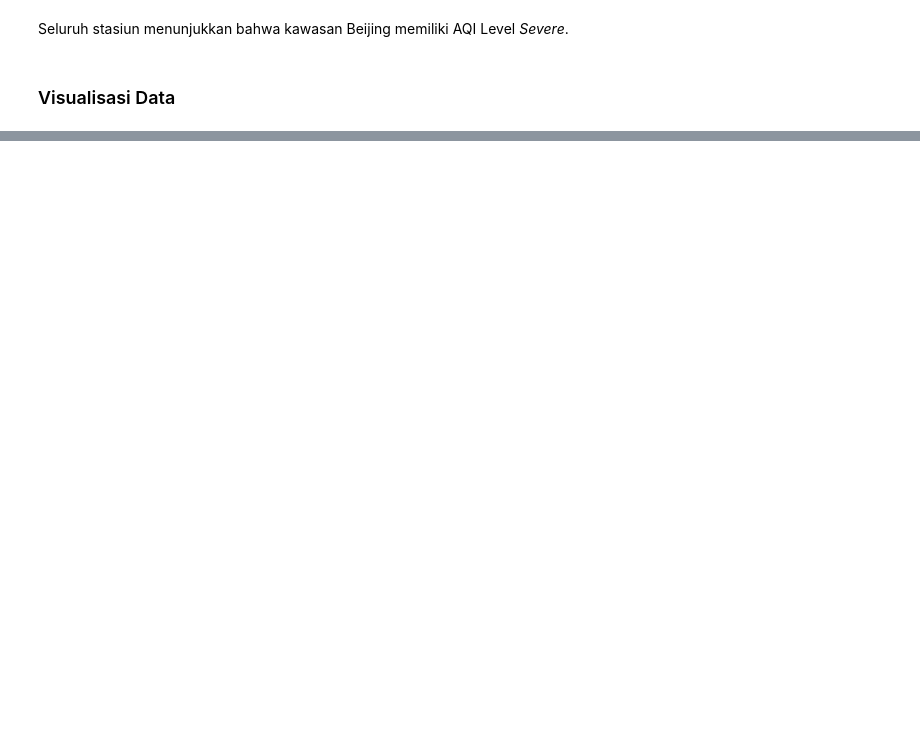
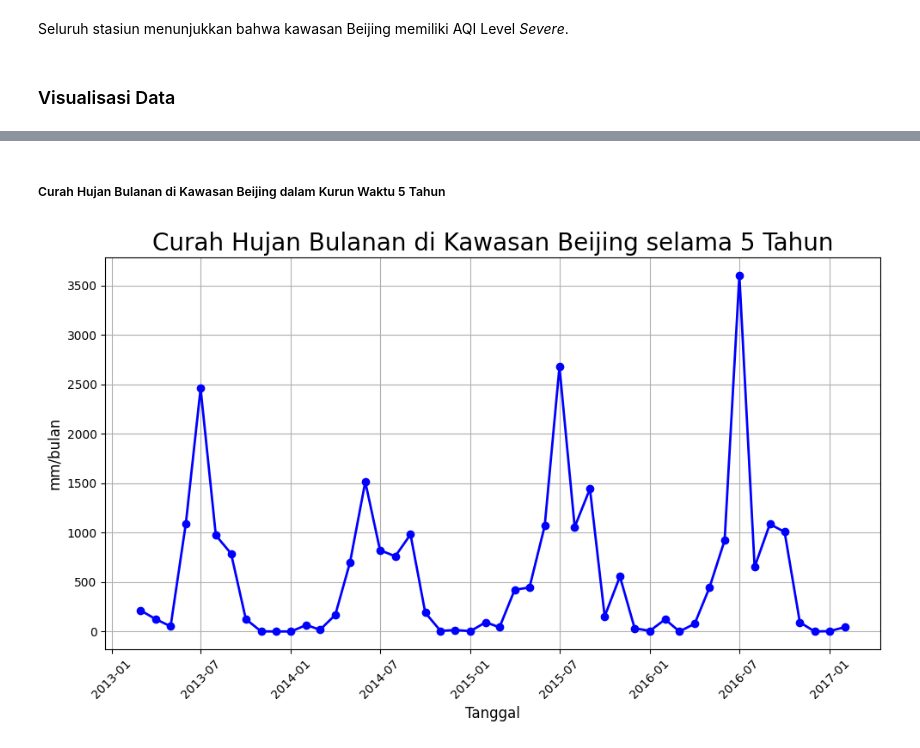
Before and after one commit to QaruzDin/Air-quality-dataset, a Jupyter notebook: Submission/notebook.ipynb, the cells around one changed output, grey strips where cells are left out. Saved outputs shown, nothing was run; the diff lists cells and outputs as text; code cells hidden in the pictures; blank space fills up the shorter version.

Commit message:
adding data diagram #1

```diff
--- a/Submission/notebook.ipynb
+++ b/Submission/notebook.ipynb
@@ -558,0 +570,8 @@ all_df.groupby(by=[all_df['DateTime'].dt.year, all_df['DateTime'].dt.month]).agg
+# %%
+# Menyiapkan data agar dapat ditampilkan secara visual
+monthly_climateBeijing.reset_index(inplace=True)
+monthly_climateBeijing['Tanggal'] = pd.to_datetime(monthly_climateBeijing['Tahun'].astype(str) + '-' + \
+                                                   monthly_climateBeijing['Bulan'].astype(str), format='%Y-%m')
+monthly_climateBeijing.drop(columns= ['Tahun', 'Bulan'], inplace=True)
+monthly_climateBeijing.insert(0, 'Tanggal', monthly_climateBeijing.pop('Tanggal'))
+monthly_climateBeijing
@@ -1011,0 +1070,7 @@ plt.show()
+# %%
+x = monthly_climateBeijing['Tanggal']
+y1 = monthly_climateBeijing['Curah Hujan']
+y2 = monthly_climateBeijing['Suhu Minimum']
+y3 = monthly_climateBeijing['Suhu Rerata']
+y4 = monthly_climateBeijing['Suhu Maksimum']
+y5 = monthly_climateBeijing['Kelembapan']
@@ -1011,0 +1097,15 @@ plt.show()
+# %% [markdown]
+##### Curah Hujan Bulanan di Kawasan Beijing dalam Kurun Waktu 5 Tahun
+# %%
+plt.figure(figsize=(10, 6))
+plt.plot(x, y1, marker='o', linewidth=2, label='Curah Hujan', color='blue')
+
+plt.title("Curah Hujan Bulanan di Kawasan Beijing selama 5 Tahun", fontsize=20)
+plt.xlabel("Tanggal", fontsize=12)
+plt.ylabel("mm/bulan", fontsize=12)
+plt.grid(True)
+plt.xticks(rotation=45)
+plt.tight_layout()
+plt.show()
+# %% [output]
+[figure, added]
```
Also changed, not shown: parts of 20 cells of this notebook.
